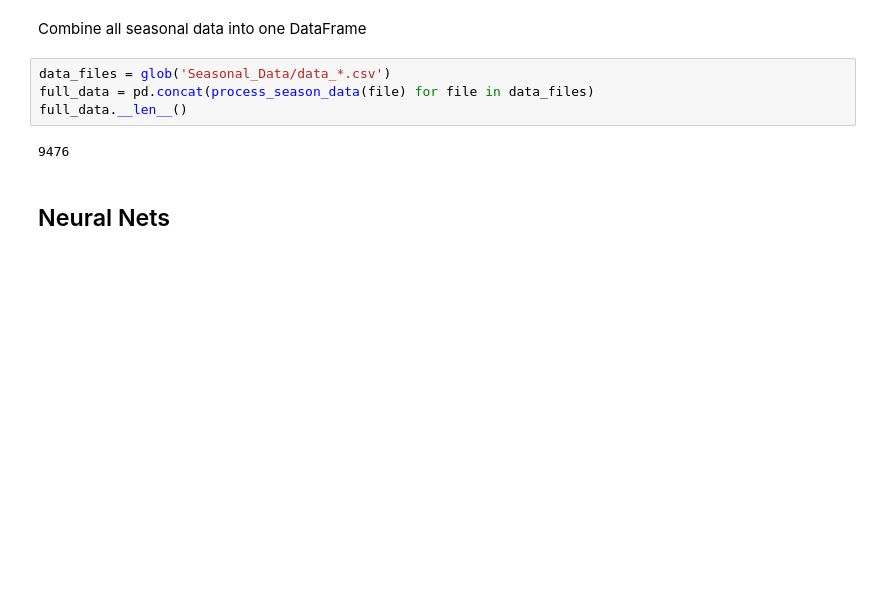
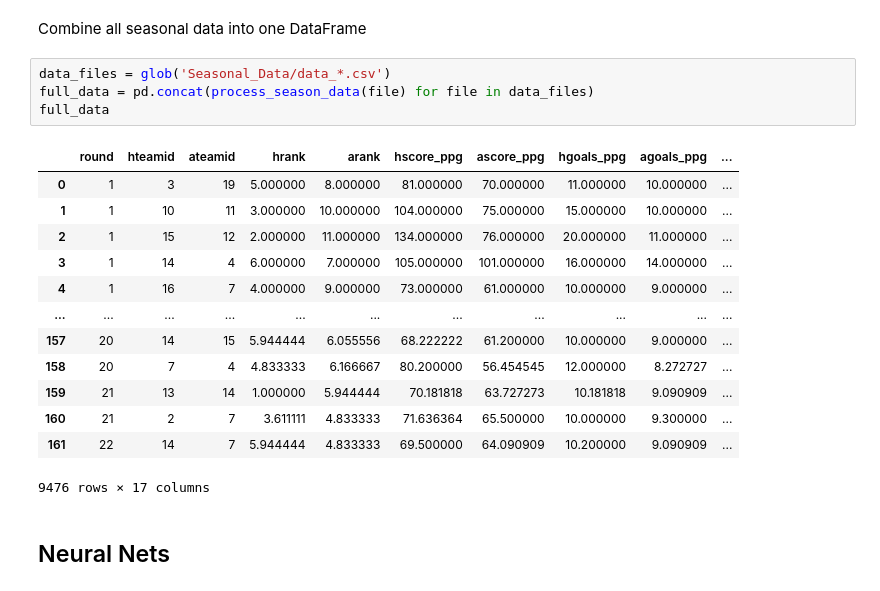
Before and after one commit to mvirgato/AFL_predictions, a Jupyter notebook: AFL_predictions.ipynb, the cells around one changed output. Cells and saved outputs as stored; diff of their text form; blank space fills up the shorter version.

```diff
--- a/AFL_predictions.ipynb
+++ b/AFL_predictions.ipynb
@@ -184,9 +193,21 @@ Combine all seasonal data into one DataFrame
 # %%
 data_files = glob('Seasonal_Data/data_*.csv')
 full_data = pd.concat(process_season_data(file) for file in data_files)
-full_data.__len__()
+full_data
 # %% [output]
+|  | round | hteamid | ateamid | hrank | arank | hscore_ppg | ascore_ppg | hgoals_ppg | agoals_ppg | ... |
+| 0 | 1 | 3 | 19 | 5.000000 | 8.000000 | 81.000000 | 70.000000 | 11.000000 | 10.000000 | ... |
+| 1 | 1 | 10 | 11 | 3.000000 | 10.000000 | 104.000000 | 75.000000 | 15.000000 | 10.000000 | ... |
+| 2 | 1 | 15 | 12 | 2.000000 | 11.000000 | 134.000000 | 76.000000 | 20.000000 | 11.000000 | ... |
+| 3 | 1 | 14 | 4 | 6.000000 | 7.000000 | 105.000000 | 101.000000 | 16.000000 | 14.000000 | ... |
+| 4 | 1 | 16 | 7 | 4.000000 | 9.000000 | 73.000000 | 61.000000 | 10.000000 | 9.000000 | ... |
+| ... | ... | ... | ... | ... | ... | ... | ... | ... | ... | ... |
+| 157 | 20 | 14 | 15 | 5.944444 | 6.055556 | 68.222222 | 61.200000 | 10.000000 | 9.000000 | ... |
+| 158 | 20 | 7 | 4 | 4.833333 | 6.166667 | 80.200000 | 56.454545 | 12.000000 | 8.272727 | ... |
+| 159 | 21 | 13 | 14 | 1.000000 | 5.944444 | 70.181818 | 63.727273 | 10.181818 | 9.090909 | ... |
+| 160 | 21 | 2 | 7 | 3.611111 | 4.833333 | 71.636364 | 65.500000 | 10.000000 | 9.300000 | ... |
+| 161 | 22 | 14 | 7 | 5.944444 | 4.833333 | 69.500000 | 64.090909 | 10.200000 | 9.090909 | ... |
-9476
+9476 rows × 17 columns
 # %% [markdown]
 ## Neural Nets
 # %% [markdown]
```
Also changed, not shown: parts of 18 cells of this notebook, 1 other file.
